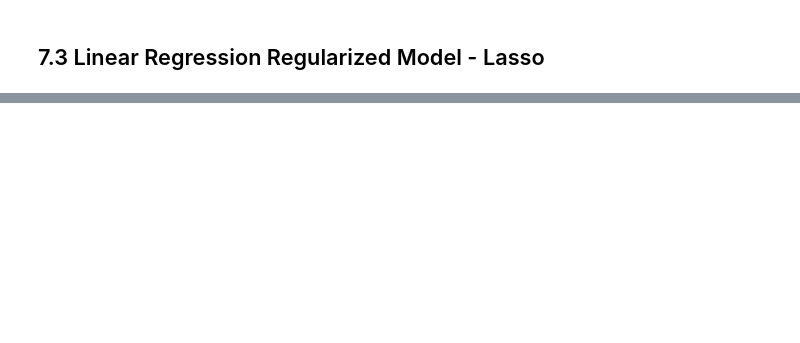
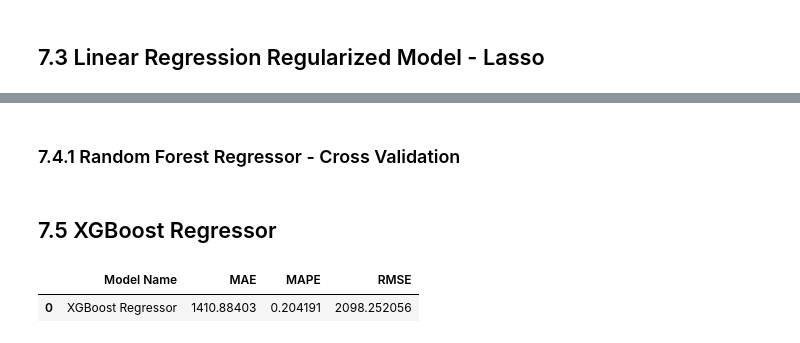
Before and after one commit to RicardoSemerene/DataScience_em_producao, a Jupyter notebook: m04_v01_store_sales_prediction.ipynb, the cells around one changed output, grey strips where cells are left out. Saved outputs shown, nothing was run; the diff lists cells and outputs as text; code cells hidden in the pictures; blank space fills up the shorter version.

```diff
--- a/m04_v01_store_sales_prediction.ipynb
+++ b/m04_v01_store_sales_prediction.ipynb
@@ -864,0 +953,2 @@ lrr_result
+# %% [markdown]
+### 7.4.1 Random Forest Regressor - Cross Validation
@@ -864,0 +958,19 @@ lrr_result
+# %% [markdown]
+## 7.5 XGBoost Regressor
+# %%
+model_xgb = xgb.XGBRegressor(objective='reg:squarederror',
+                             n_estimators=100,
+                             eta=0.01,
+                             max_depth=15,
+                             subsample=0.3,
+                             colsample_bytree=0.9).fit(x_train, y_train)
+
+#prediction
+yhat_xgb = model_xgb.predict(x_test)
+
+#performance
+xgb_result = ml_error('XGBoost Regressor', np.expm1(y_test), np.expm1(yhat_xgb))
+xgb_result
+# %% [output]
+|  | Model Name | MAE | MAPE | RMSE |
+| 0 | XGBoost Regressor | 1410.88403 | 0.204191 | 2098.252056 |
```
Also changed, not shown: parts of 31 cells of this notebook.
